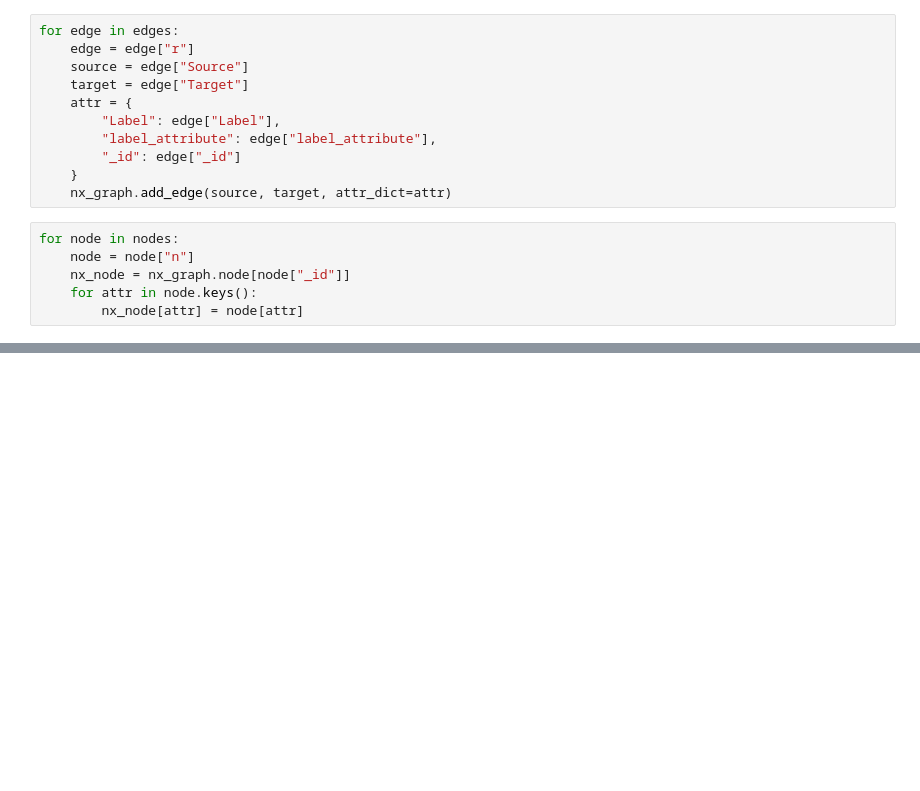
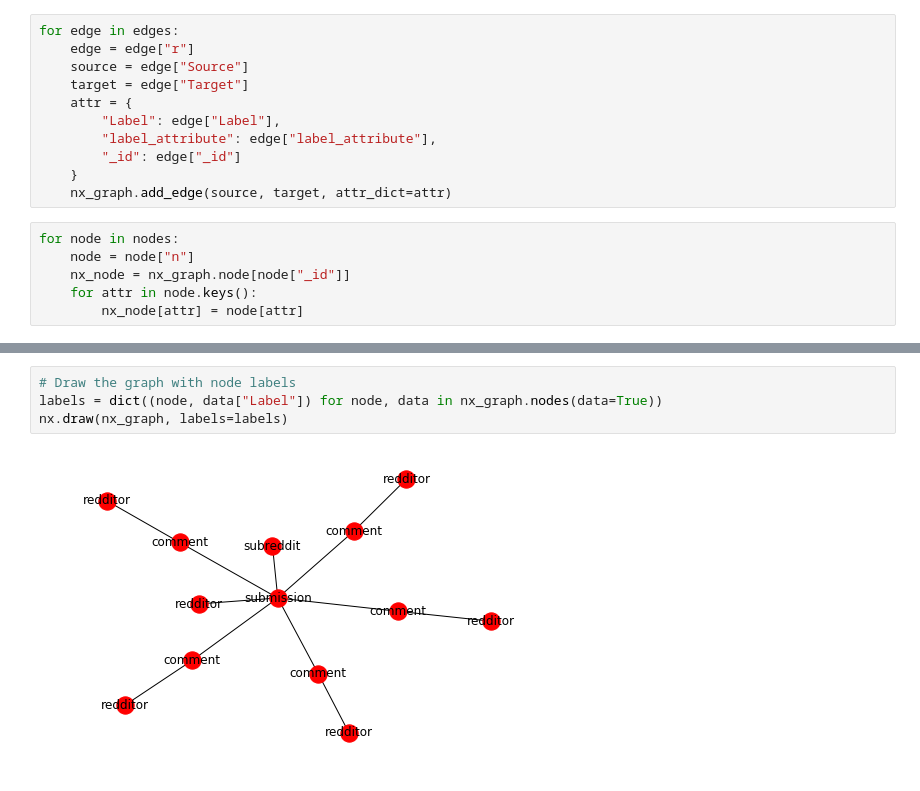
Before and after one commit to shobeir/GraphiPy, a Jupyter notebook: Neo4jDemo.ipynb, the cells around one changed output, grey strips where cells are left out. Cells and saved outputs as stored; diff of their text form; blank space fills up the shorter version.

```diff
--- a/Neo4jDemo.ipynb
+++ b/Neo4jDemo.ipynb
@@ -63,0 +90,6 @@ nx.draw(nx_graph)
+# %%
+# Draw the graph with node labels
+labels = dict((node, data["Label"]) for node, data in nx_graph.nodes(data=True))
+nx.draw(nx_graph, labels=labels)
+# %% [output]
+[figure, added]
```
Also changed, not shown: parts of 9 cells of this notebook, 3 other files.
